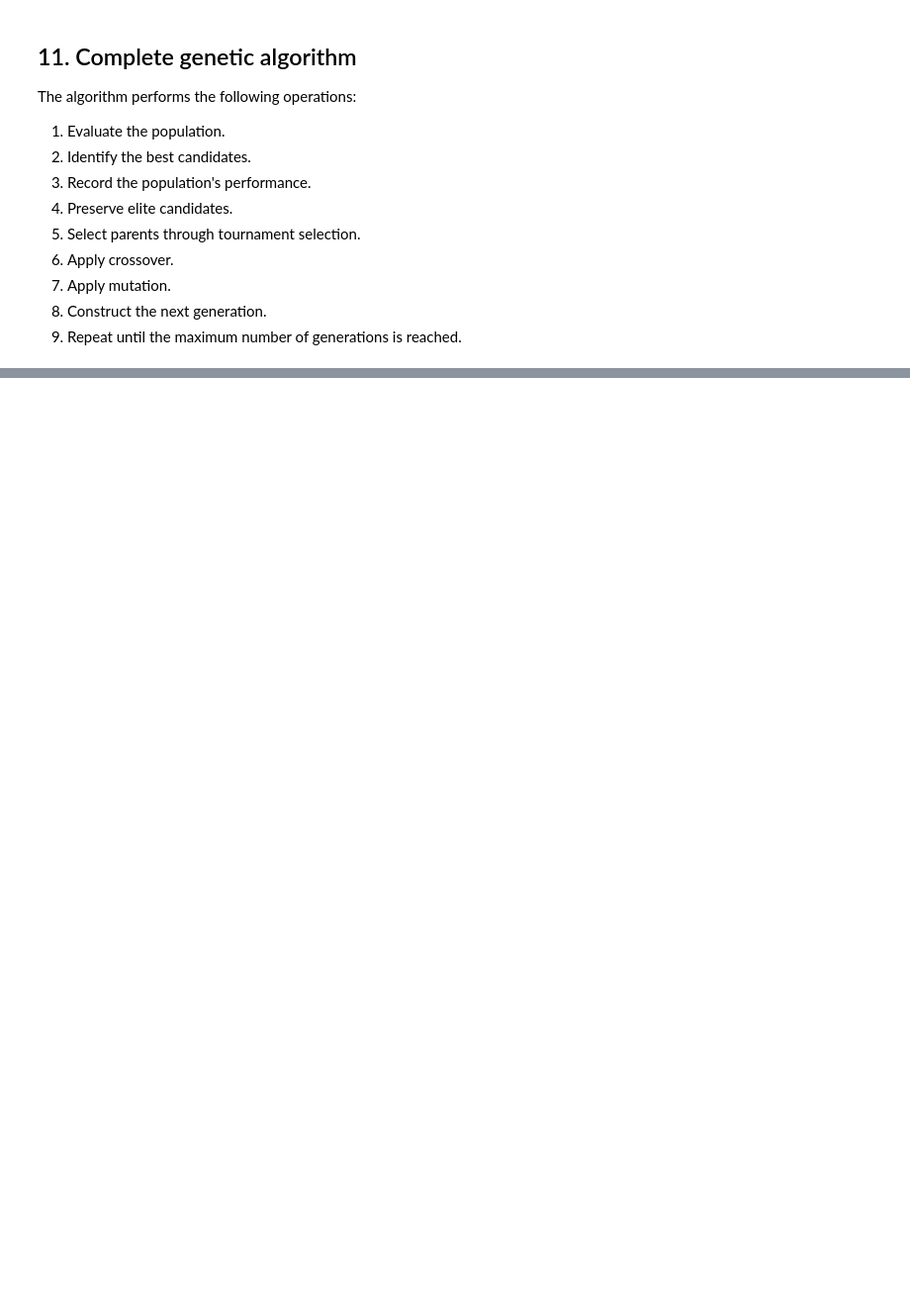
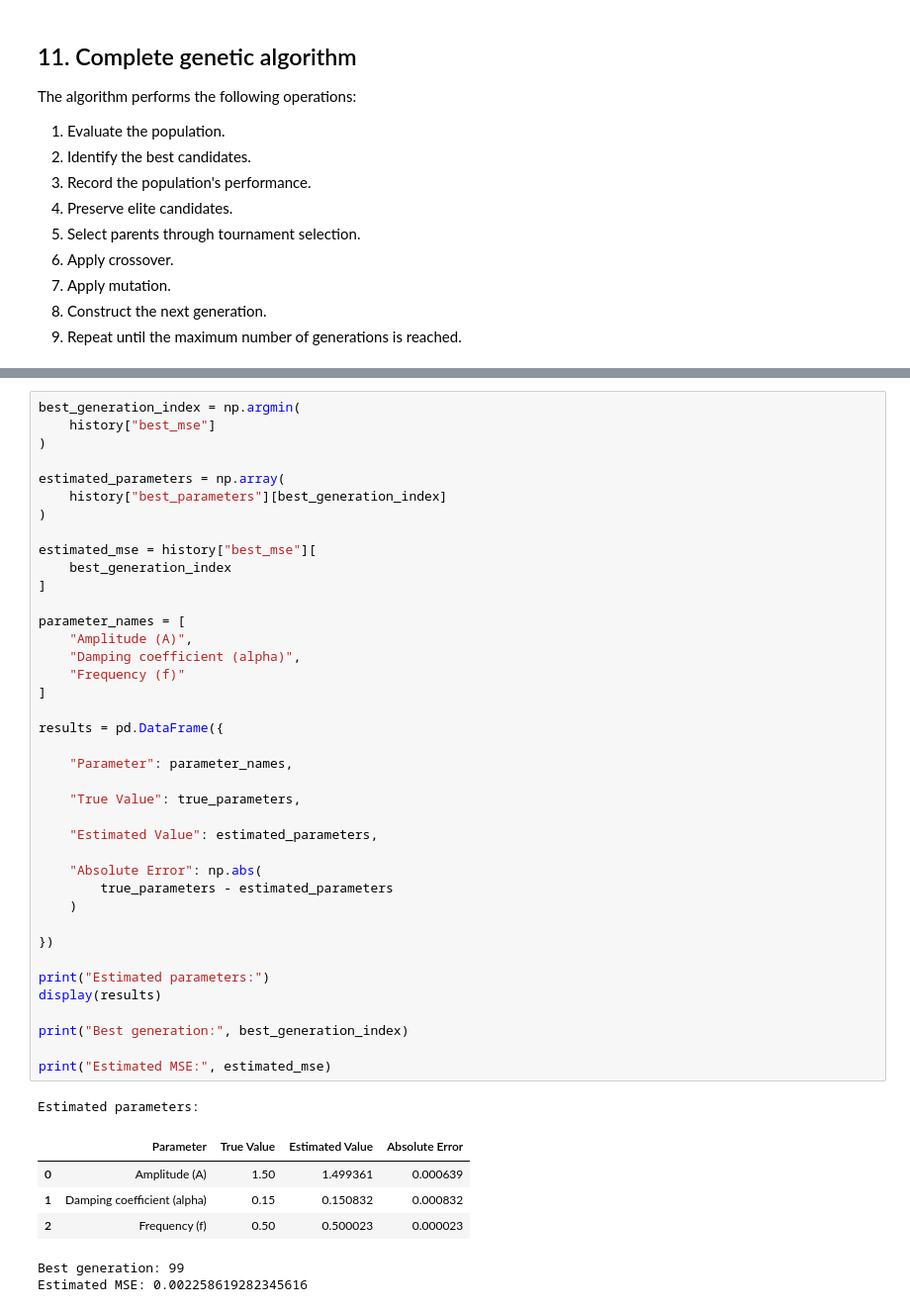
Before and after one commit to Silva-6/-engineering-ml-optimisation, a Jupyter notebook: notebooks/03_genetic_algorithm_signal_parameter_estimation.ipynb, the cells around one changed output, grey strips where cells are left out. Shown at 99% size. Saved outputs shown, nothing was run; the diff lists cells and outputs as text; blank space fills up the shorter version.

Commit message:
parameter estimation results

```diff
--- a/notebooks/03_genetic_algorithm_signal_parameter_estimation.ipynb
+++ b/notebooks/03_genetic_algorithm_signal_parameter_estimation.ipynb
@@ -485,0 +595,47 @@ The algorithm performs the following operations:
+# %%
+best_generation_index = np.argmin(
+    history["best_mse"]
+)
+
+estimated_parameters = np.array(
+    history["best_parameters"][best_generation_index]
+)
+
+estimated_mse = history["best_mse"][
+    best_generation_index
+]
+
+parameter_names = [
+    "Amplitude (A)",
+    "Damping coefficient (alpha)",
+    "Frequency (f)"
+]
+
+results = pd.DataFrame({
+
+    "Parameter": parameter_names,
+
+    "True Value": true_parameters,
+
+    "Estimated Value": estimated_parameters,
+
+    "Absolute Error": np.abs(
+        true_parameters - estimated_parameters
+    )
+
+})
+
+print("Estimated parameters:")
+display(results)
+
+print("Best generation:", best_generation_index)
+
+print("Estimated MSE:", estimated_mse)
+# %% [output]
+Estimated parameters:
+|  | Parameter | True Value | Estimated Value | Absolute Error |
+| 0 | Amplitude (A) | 1.50 | 1.499361 | 0.000639 |
+| 1 | Damping coefficient (alpha) | 0.15 | 0.150832 | 0.000832 |
+| 2 | Frequency (f) | 0.50 | 0.500023 | 0.000023 |
+Best generation: 99
+Estimated MSE: 0.002258619282345616
```
Also changed, not shown: parts of 5 cells of this notebook.
